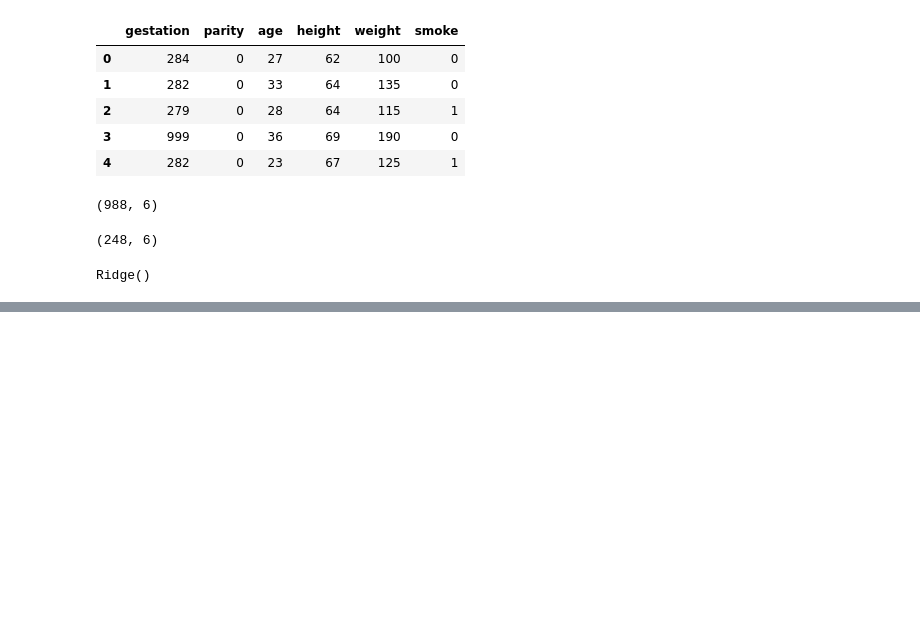
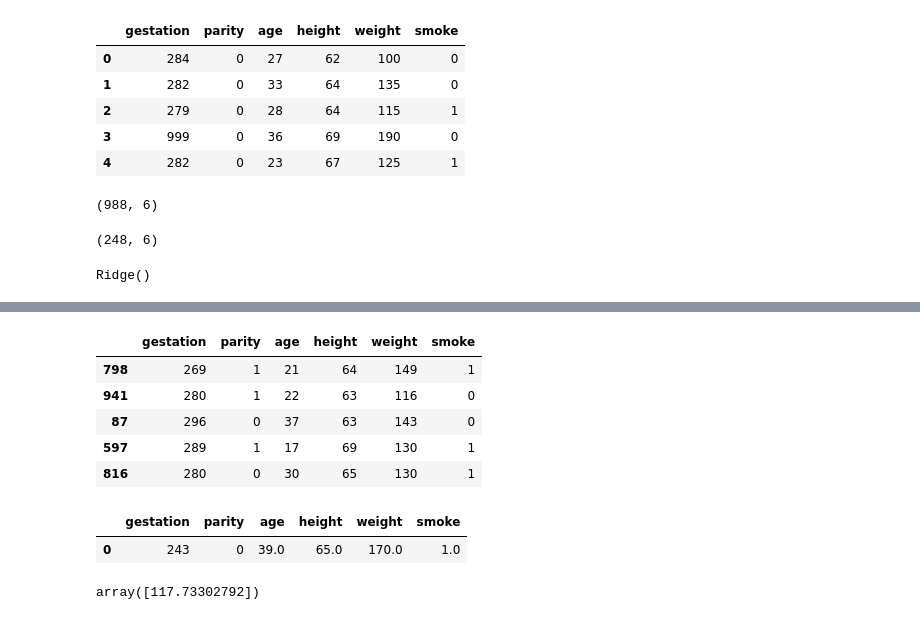
Before and after one commit to Babita-Bhatia29/Data-Preprocessing-for-machine-learning-and-exploratory-Ananlysis, a Jupyter notebook: trainmodel.ipynb, the cells around one changed output, grey strips where cells are left out. Cells and saved outputs as stored; diff of their text form; code cells hidden in the pictures; blank space fills up the shorter version.

```diff
--- a/trainmodel.ipynb
+++ b/trainmodel.ipynb
@@ -242,0 +244,9 @@ with open("model/model.pkl","wb") as f:
+# %%
+x_train.head()
+# %% [output]
+|  | gestation | parity | age | height | weight | smoke |
+| 798 | 269 | 1 | 21 | 64 | 149 | 1 |
+| 941 | 280 | 1 | 22 | 63 | 116 | 0 |
+| 87 | 296 | 0 | 37 | 63 | 143 | 0 |
+| 597 | 289 | 1 | 17 | 69 | 130 | 1 |
+| 816 | 280 | 0 | 30 | 65 | 130 | 1 |
@@ -242,0 +260,10 @@ with open("model/model.pkl","wb") as f:
+# %%
+test_df=pd.DataFrame(test_data)
+test_df
+# %% [output]
+|  | gestation | parity | age | height | weight | smoke |
+| 0 | 243 | 0 | 39.0 | 65.0 | 170.0 | 1.0 |
+# %%
+mymodel.predict(test_df)
+# %% [output]
+array([117.73302792])
```
Also changed, not shown: parts of 4 cells of this notebook, 2 other files.
